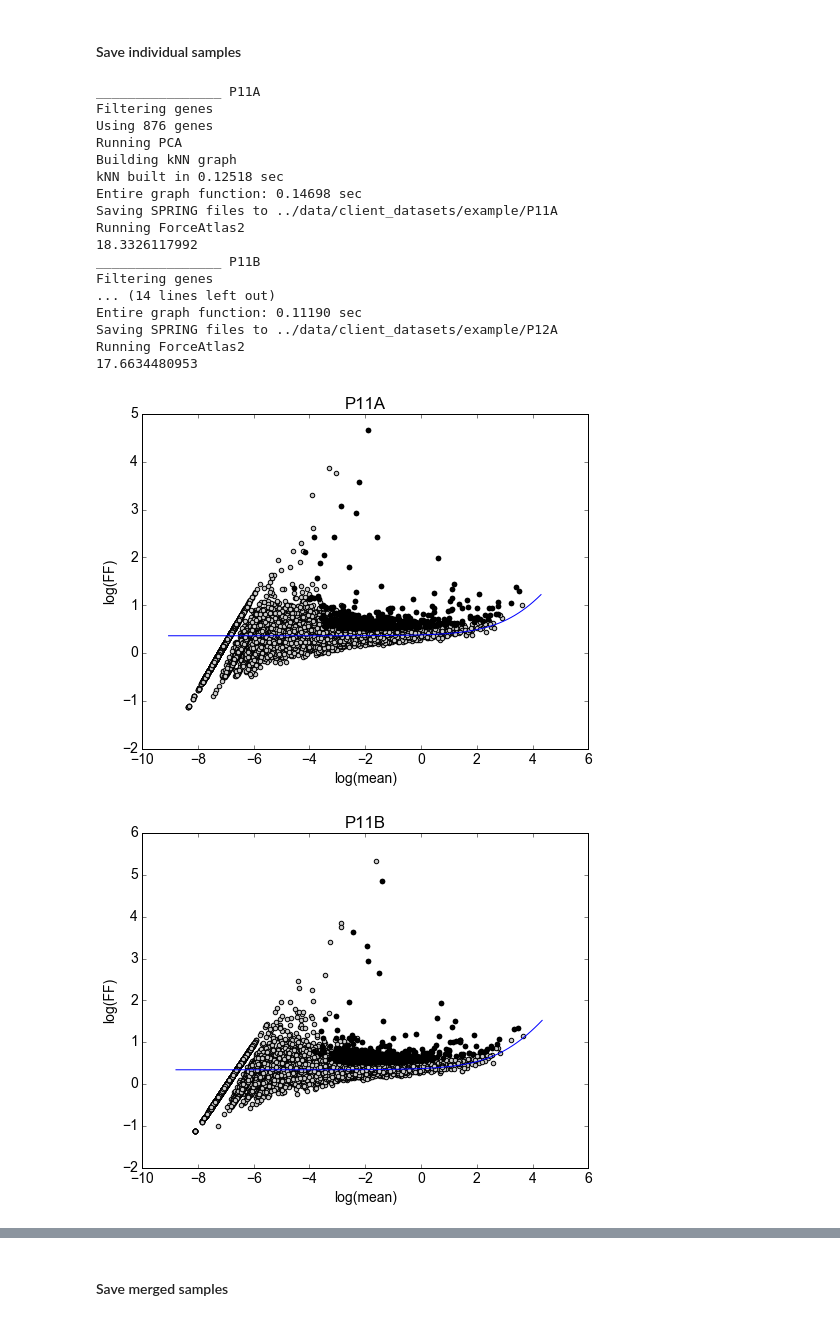
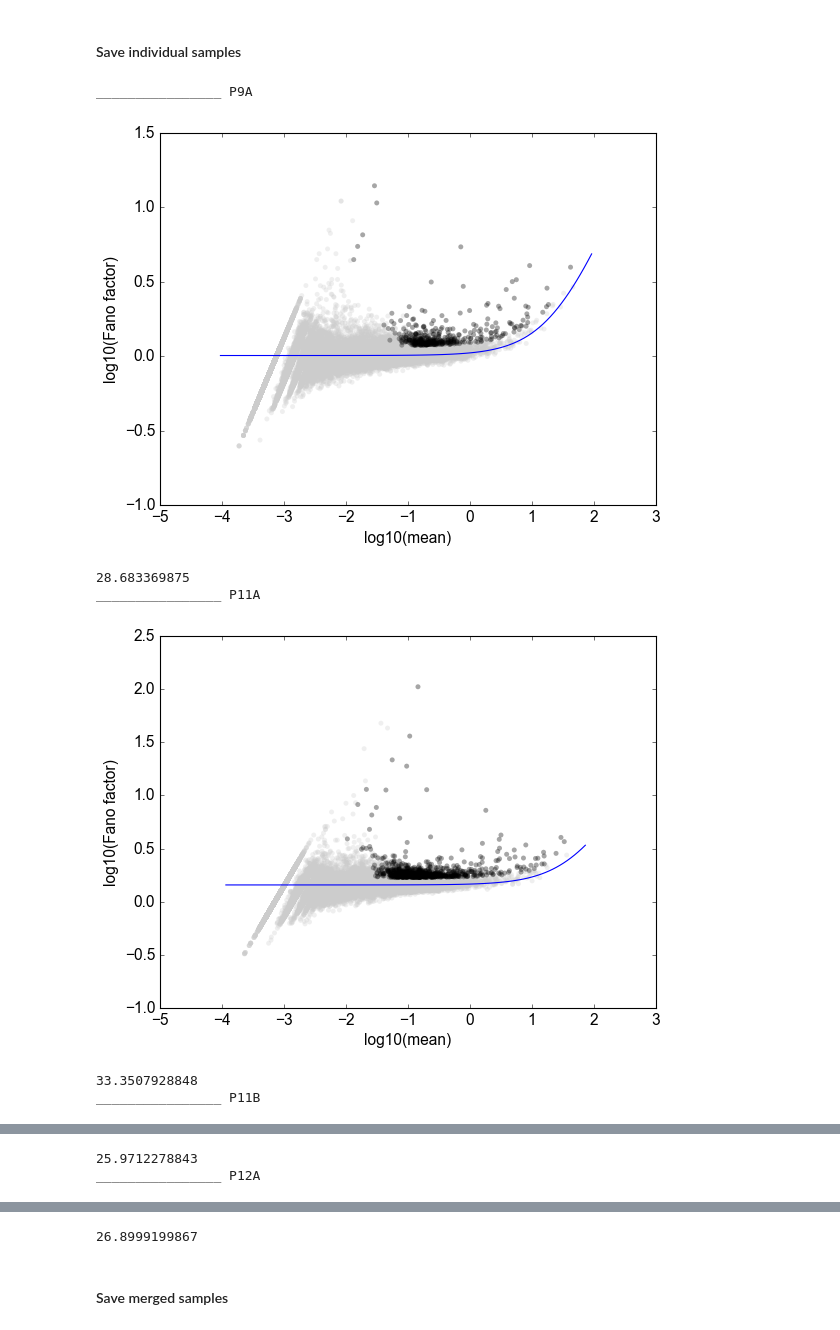
Before and after one commit to AllonKleinLab/SPRING_dev, a Jupyter notebook: data_prep/spring_example_notebook.ipynb, the cells around one changed output, grey strips where cells are left out. Cells and saved outputs as stored; diff of their text form; code cells hidden in the pictures.

Commit message:
doublet detector and clean up data_prep functions

```diff
--- a/data_prep/spring_example_notebook.ipynb
+++ b/data_prep/spring_example_notebook.ipynb
@@ -215,8 +205,0 @@ P12A
-# %%
-# remove genes that are not expressed by any cells
-
-keep_genes = (E.sum(0) > 0).A.squeeze()
-print sum(keep_genes), '/', len(keep_genes)
-
-E = E[:,keep_genes]
-gene_list = gene_list[keep_genes]
@@ -225,16 +206,15 @@ gene_list = gene_list[keep_genes]
 # %%
 # normalize by total counts
-
-E = tot_counts_norm_sparse(E)[0]
+E = tot_counts_norm(E)[0]
 # %% [markdown]
 ## Save base directory files
 # %%
 # Set path for saving data -- you'll have to change this for your own setup.
 # This path should be a subdirectory of your local copy of SPRING,
-# specifically, {path_to_SPRING}/data/client_datasets/{main_dataset_name}.
+# specifically, {path_to_SPRING}/datasets/{main_dataset_name}.
 # See example below, where springViewer_1_6_dev.html is located in ../
 
-main_spring_dir = '../data/client_datasets/example/'
+main_spring_dir = '../datasets/example/'
 
 if not os.path.exists(main_spring_dir):
     os.makedirs(main_spring_dir)
@@ -304,5 +222,0 @@ Saving hdf5 file for fast cell loading...
-# %%
-# It turns out scipy sparse npz format is faster in some cases. Save this too.
-
-E = E.tocsc()
-scipy.sparse.save_npz(main_spring_dir + '/counts_norm.npz', E, compressed = False)
@@ -313,46 +242,30 @@ scipy.sparse.save_npz(main_spring_dir + '/counts_norm.npz', E, compressed = Fals
 # %%
 g2m_genes = ['Ube2c','Hmgb2','Hmgn2','Tuba1b','Mki67','Ccnb1','Tubb','Top2a','Tubb4b']
 # %%
-# For faster knn graph building, install a library called annoy: "pip install annoy"
-# This is especially noticeable if running the doublet detector (i.e. when run_woublet=True)
-
-E = E.tocsc()
 
 for s in sample_name:
     t0 = time.time()
     print '________________', s
 
     cell_ix = samp_id_flat == s
+    save_path = main_spring_dir + s
 
-    out = run_all_spring_1_6(E[cell_ix,:],
-                     list(gene_list), s, main_spring_dir, normalize=False, tot_counts_final = total_counts[cell_ix],
-                     min_counts = 3, min_cells = 3, min_vscore_pctl = 85,
-                     show_vscore_plot = True, num_pc = 25, pca_method = '', k_neigh=4, use_approxnn = False,
-                     output_spring = True, num_force_iter = 200,
-                     #exclude_corr_genes_list=[g2m_genes], exclude_corr_genes_minCorr=0.2
-                     )
+    out = make_spring_subplot(E[cell_ix,:], gene_list, save_path,
+                        normalize = False, tot_counts_final = total_counts[cell_ix],
+                        min_counts = 3, min_cells = 3, min_vscore_pctl = 85,show_vscore_plot = True,
+                        num_pc = 30,
+                        k_neigh = 4,
+                        num_force_iter = 200)
 
-    np.save(main_spring_dir + s + '/cell_filter.npy', np.nonzero(cell_ix)[0])
-    np.savetxt(main_spring_dir + s + '/cell_filter.txt', np.nonzero(cell_ix)[0], fmt='%i')
+    np.save(save_path + '/cell_filter.npy', np.nonzero(cell_ix)[0])
+    np.savetxt(save_path + '/cell_filter.txt', np.nonzero(cell_ix)[0], fmt='%i')
 
     print time.time() - t0
 # %% [output]
-________________ P11A
-Filtering genes
-Using 876 genes
-Running PCA
-Building kNN graph
-kNN built in 0.12518 sec
-Entire graph function: 0.14698 sec
-Saving SPRING files to ../data/client_datasets/example/P11A
-Running ForceAtlas2
-18.3326117992
-________________ P11B
-Filtering genes
-... (14 lines left out)
-Entire graph function: 0.11190 sec
-Saving SPRING files to ../data/client_datasets/example/P12A
-Running ForceAtlas2
-17.6634480953
+________________ P9A
-[figure, old version]
+[figure, new version]
+28.683369875
+________________ P11A
-[figure, old version]
+[figure, new version]
+33.3507928848
+________________ P11B
@@ -359,0 +273,2 @@ Running ForceAtlas2
+25.9712278843
+________________ P12A
@@ -360,3 +276,4 @@ Running ForceAtlas2
+26.8999199867
 # %% [markdown]
 #### Save merged samples
 # %%
```
Also changed, not shown: parts of 11 cells of this notebook, 8 other files.
